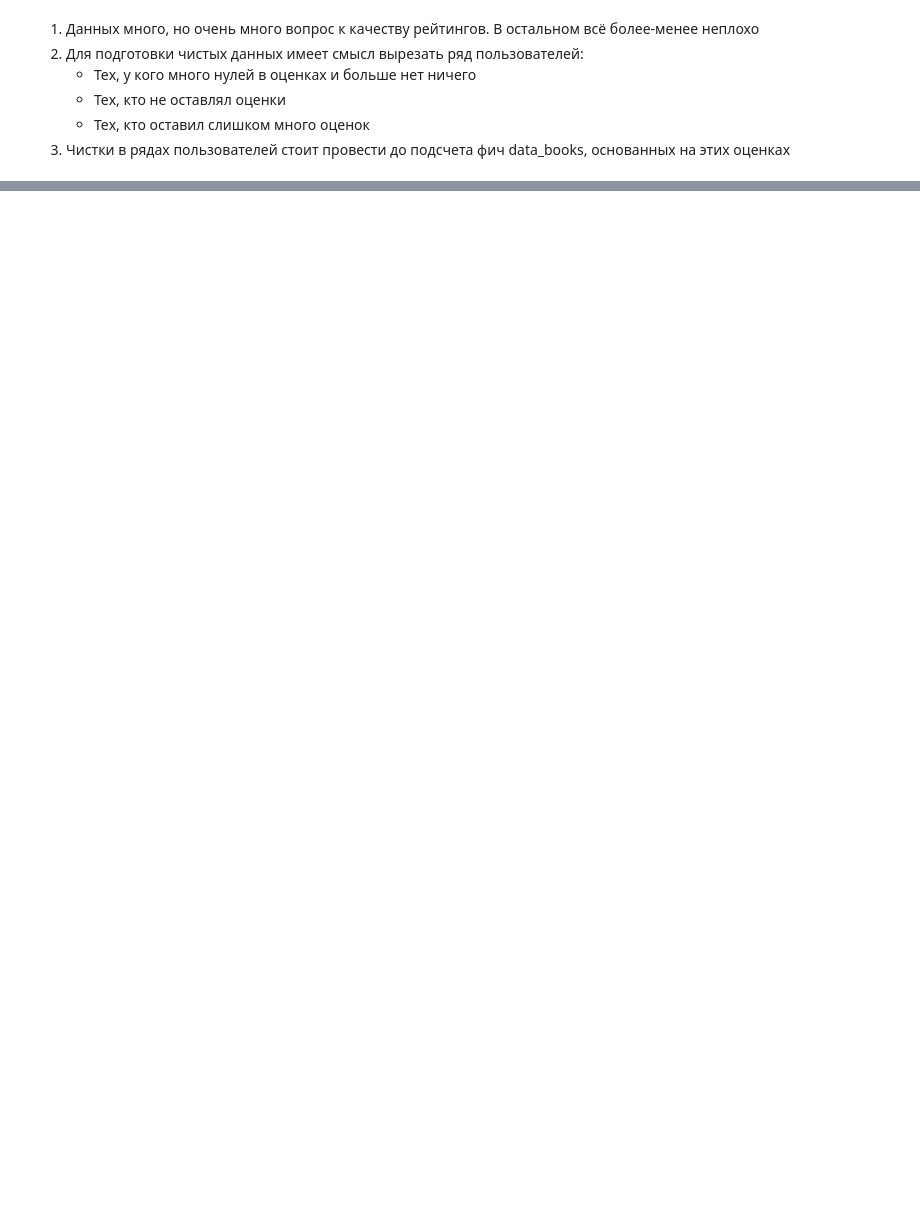
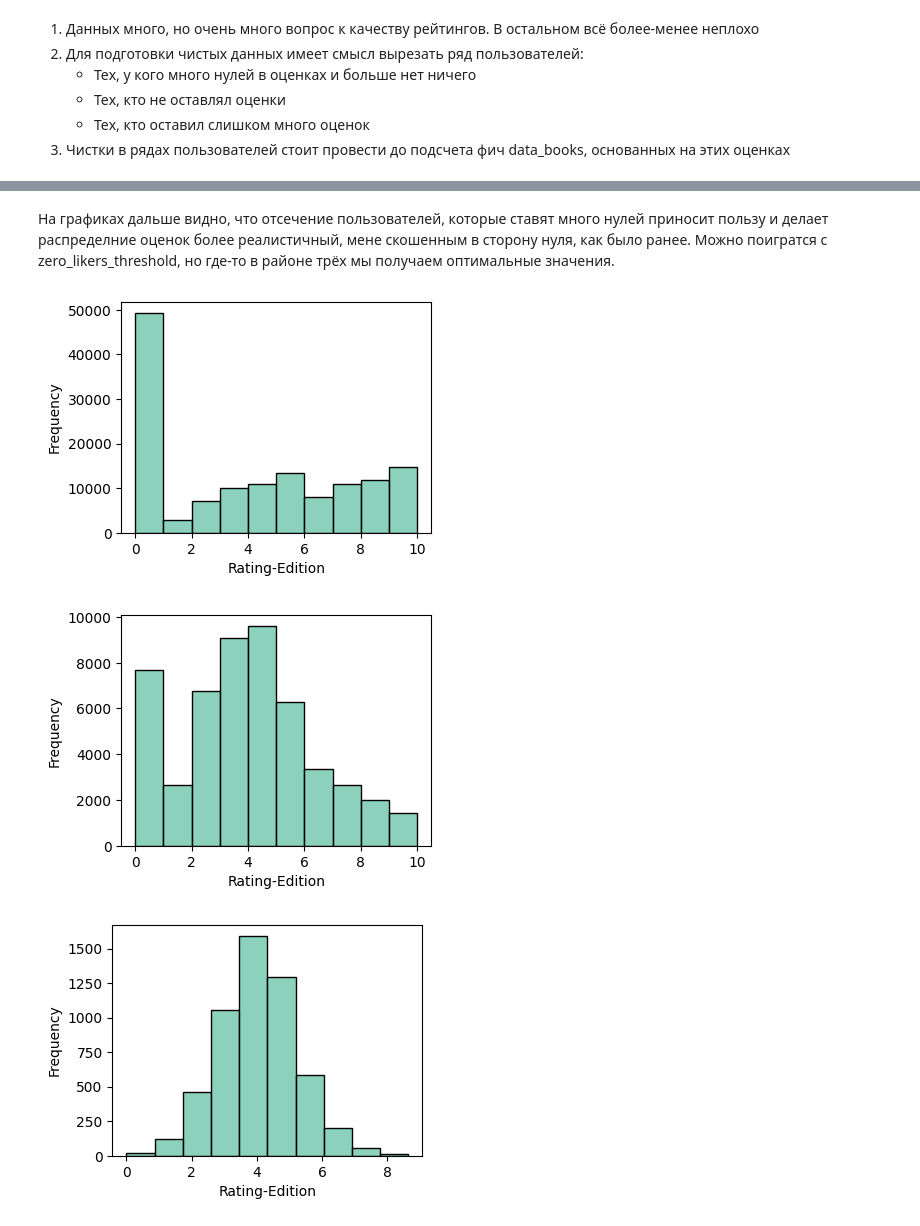
Before and after one commit to FortrainMas/BRS, a Jupyter notebook: notebooks/eda.ipynb, the cells around one changed output, grey strips where cells are left out. Cells and saved outputs as stored; diff of their text form; code cells hidden in the pictures; blank space fills up the shorter version.

```diff
--- a/notebooks/eda.ipynb
+++ b/notebooks/eda.ipynb
@@ -496,0 +555,14 @@ print(f"Количество неучтенных оценок: {total_ratings_c
+# %% [markdown]
+На графиках дальше видно, что отсечение пользователей, которые ставят много нулей приносит пользу и делает распределние оценок более реалистичный, мене скошенным в сторону нуля, как было ранее. Можно поигратся с zero_likers_threshold, но где-то в районе трёх мы получаем оптимальные значения.
+# %%
+HistogramInspection(column_name="Rating-Edition", figsize=(4,3)).inspect(data_books)
+
+tdf = data_books[data_books["Popularity-Edition"] > 1]
+HistogramInspection(column_name="Rating-Edition", figsize=(4,3)).inspect(tdf)
+
+tdf = data_books[data_books["Popularity-Edition"] > 10]
+HistogramInspection(column_name="Rating-Edition", figsize=(4,3)).inspect(tdf)
+# %% [output]
+[figure, added]
+[figure, added]
+[figure, added]
```
Also changed, not shown: parts of 13 cells of this notebook, 6 other files.
